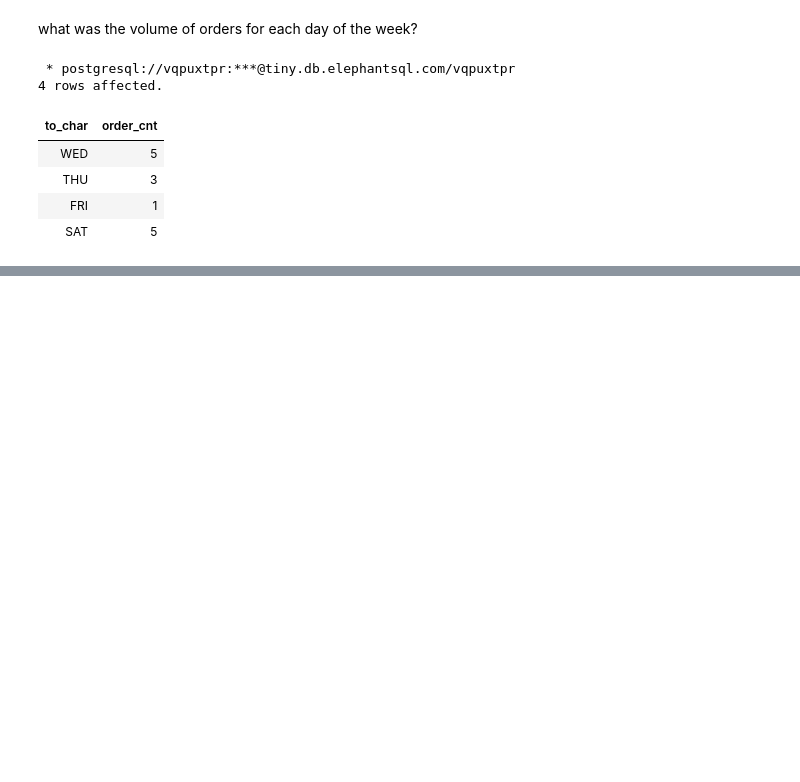
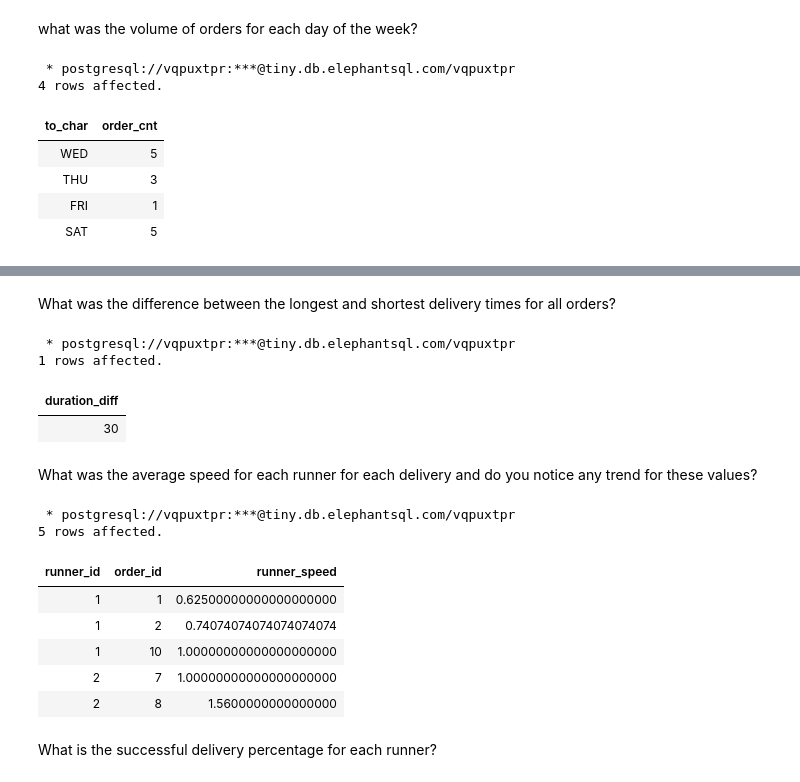
Before and after one commit to ishank296/8weekssqlchallenge, a Jupyter notebook: case_study_02.ipynb, the cells around one changed output, grey strips where cells are left out. Cells and saved outputs as stored; diff of their text form; code cells hidden in the pictures; blank space fills up the shorter version.

```diff
--- a/case_study_02.ipynb
+++ b/case_study_02.ipynb
@@ -380,0 +433,39 @@ order by extract(DOW from order_time)
+# %% [markdown]
+What was the difference between the longest and shortest delivery times for all orders?
+# %%
+%%sql
+with order_durations as (
+select order_id,
+      nullif(substring(duration,'\d*'),'')::integer as duration_mins
+from runner_orders
+)
+select max(duration_mins) -
+       min(duration_mins) duration_diff
+from order_durations
+# %% [output]
+ * postgresql://vqpuxtpr:***@tiny.db.elephantsql.com/vqpuxtpr
+1 rows affected.
+| duration_diff |
+| 30 |
+# %% [markdown]
+What was the average speed for each runner for each delivery and do you notice any trend for these values?
+# %%
+%%sql
+select runner_id,
+       order_id,
+       substring(distance,'\d*\.?\d*')::decimal(10,3) /
+       substring(duration,'^\d*')::decimal(10,3) runner_speed
+from runner_orders
+where upper(cancellation) not in ('CUSTOMER CANCELLATION','RESTAURANT CANCELLATION')
+order by runner_id
+# %% [output]
+ * postgresql://vqpuxtpr:***@tiny.db.elephantsql.com/vqpuxtpr
+5 rows affected.
+| runner_id | order_id | runner_speed |
+| 1 | 1 | 0.62500000000000000000 |
+| 1 | 2 | 0.74074074074074074074 |
+| 1 | 10 | 1.00000000000000000000 |
+| 2 | 7 | 1.00000000000000000000 |
+| 2 | 8 | 1.5600000000000000 |
+# %% [markdown]
+What is the successful delivery percentage for each runner?
```
Also changed, not shown: parts of 8 cells of this notebook.
